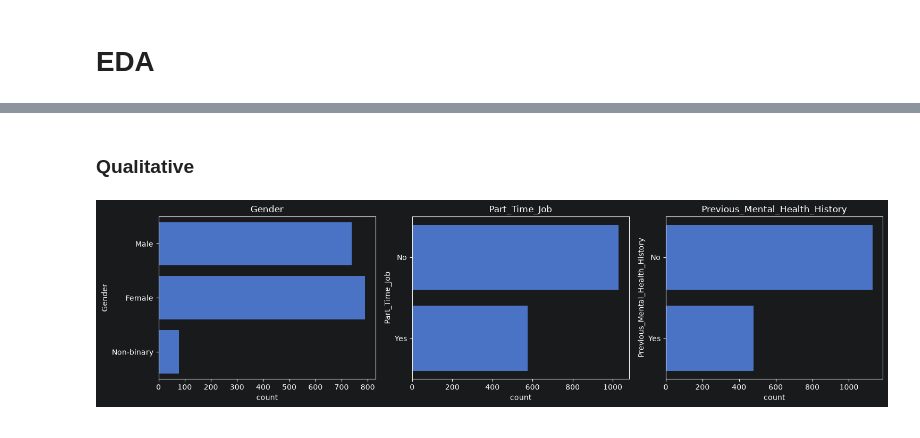
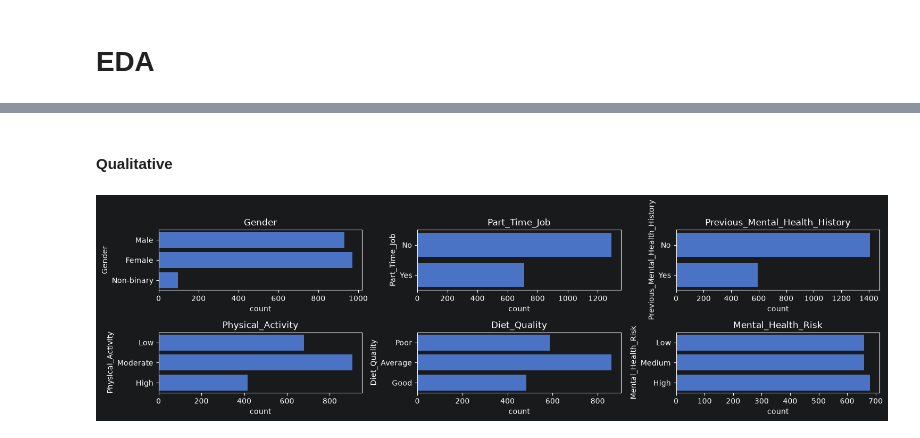
Before and after one commit to Aymanemjj/SanityCheck, a Jupyter notebook: notebooks/main.ipynb, the cells around one changed output, grey strips where cells are left out. Saved outputs shown, nothing was run; the diff lists cells and outputs as text; code cells hidden in the pictures.

```diff
--- a/notebooks/main.ipynb
+++ b/notebooks/main.ipynb
@@ -21,8 +38,6 @@ print(PATH)
 # Load Dataset
 # %%
 df = pd.read_csv("../student_mental_health.csv")
-df = df.dropna()
-df = df.drop_duplicates()
 # %%
 df.head(10)
 # %% [output]
@@ -111,16 +253,27 @@ draw_quant_discret(df)
 # %% [markdown]
-### Qualitative
+#### Qualitative
 # %%
-def draw_qual_nominal(df):
-    fig, axes = plt.subplots(nrows=1, ncols=3, figsize=(15, 4))
+def draw_qual(df):
+    fig, axes = plt.subplots(nrows=2, ncols=3, figsize=(15, 4))
+    row = 0
     col = 0
     for column in df[qualitative["nominal"]].columns:
-        sns.countplot(data=df[column], ax=axes[col])
-        axes[col].set_title(column)
+        sns.countplot(data=df[column], ax=axes[row,col])
+        axes[row,col].set_title(column)
+        if col == 2:
+            row = 1
+            col = 0
+        else:
+            col += 1
+
+    for column in df[qualitative["ordinal"]].columns:
+        sns.countplot(data=df[column], ax=axes[row,col], order=qualitative["ordinal_order"][column])
+        axes[row,col].set_title(column)
         col += 1
+
     plt.tight_layout()
     plt.show()
 # %%
-draw_qual_nominal(df)
+draw_qual(df)
 # %% [output]
-[figure, old version]
+[figure, new version]
```
Also changed, not shown: parts of 62 cells of this notebook.
